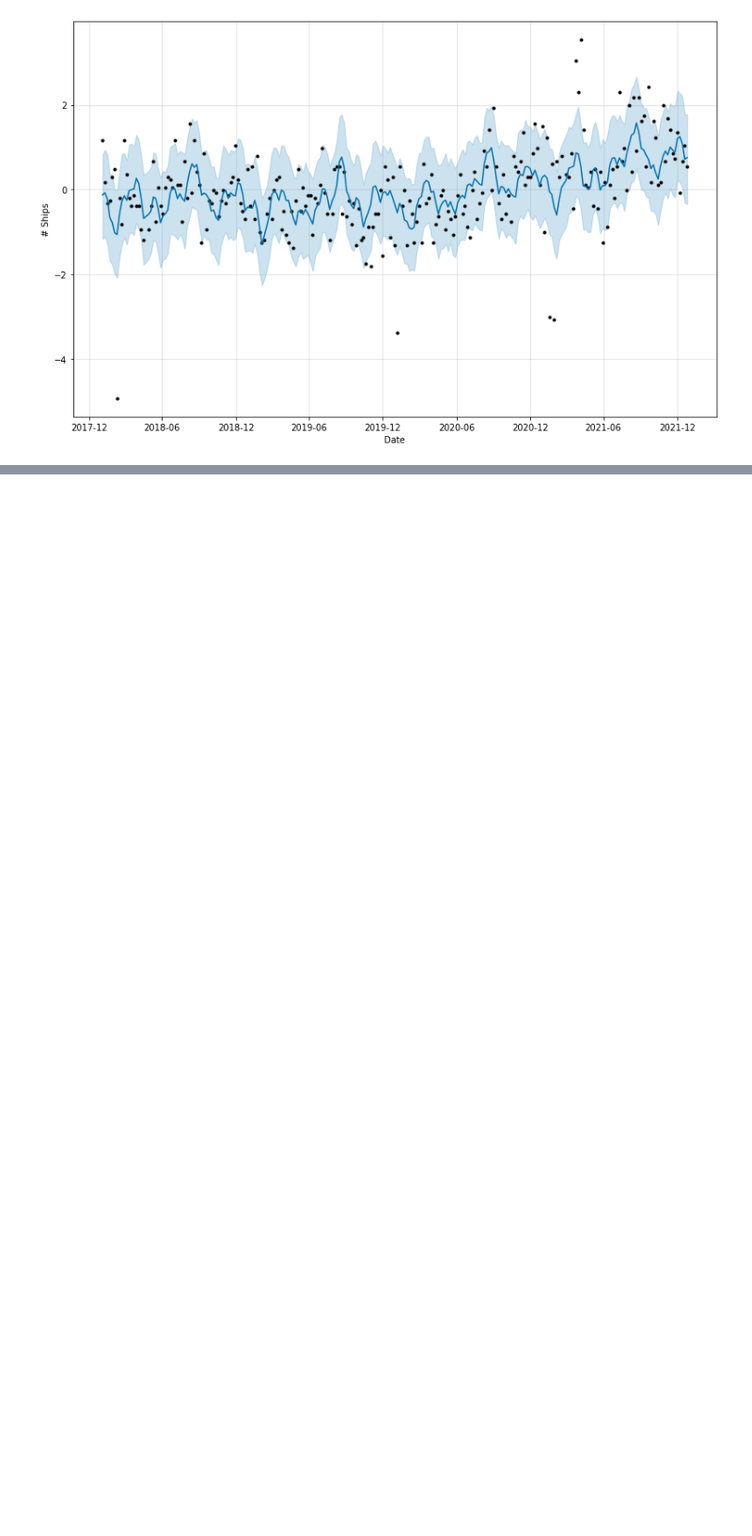
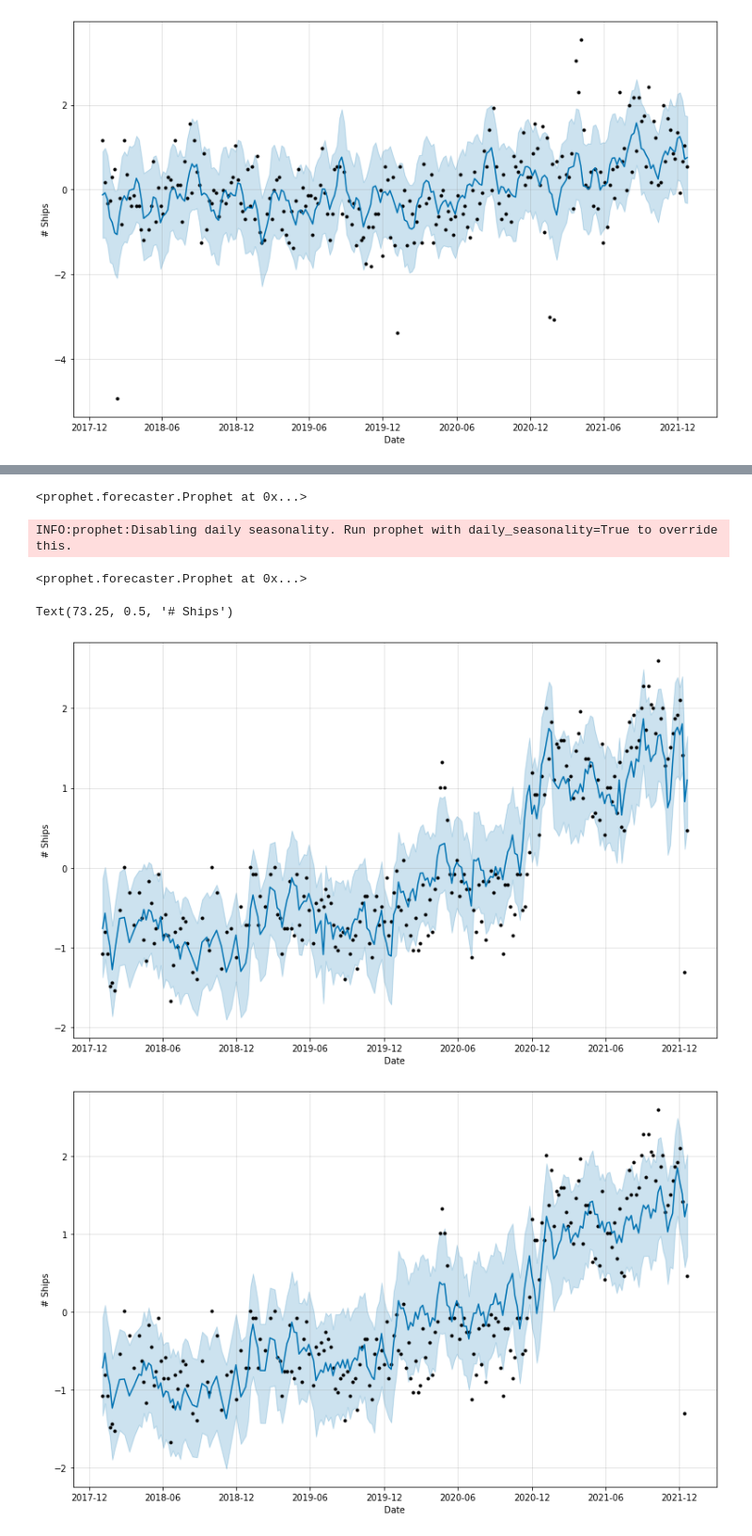
Before and after one commit to lifewinning/MLTSA22_final, a Jupyter notebook: TimeSeriesAnalysis.ipynb, the cells around one changed output, grey strips where cells are left out. Shown at 94% size. Drawn from its saved outputs; the diff is of its cells as text; code cells hidden in the pictures; blank space fills up the shorter version.

```diff
--- a/TimeSeriesAnalysis.ipynb
+++ b/TimeSeriesAnalysis.ipynb
@@ -335,0 +380,28 @@ Text(73.25, 0.5, '# Ships')
+# %%
+m_covid_lb = Prophet()
+# %%
+m_covid_lb.add_country_holidays(country_name='US')
+m_covid_lb.add_regressor('New_cases')
+# %% [output]
+<prophet.forecaster.Prophet at 0x...>
+# %%
+m_covid_lb.fit(long_beach_covid)
+# %% [output]
+INFO:prophet:Disabling daily seasonality. Run prophet with daily_seasonality=True to override this.
+<prophet.forecaster.Prophet at 0x...>
+# %%
+predict_covid_lb = m_covid_lb.predict(long_beach_covid)
+# %%
+fig1 = m_covid_lb.plot(predict_covid_lb, figsize = (11, 7));
+#a = add_changepoints_to_plot(fig1.gca(), m_covid, predict_covid)
+#pl.plot(suez.ds, suez.y, '--r')
+pl.xlabel('Date')
+pl.ylabel('# Ships')
+fig1 = m_long_beach.plot(simplem_lb, figsize = (11, 7));
+#pl.plot(suez.ds, suez.y, '--r')
+pl.xlabel('Date')
+pl.ylabel('# Ships')
+# %% [output]
+Text(73.25, 0.5, '# Ships')
+[figure, added]
+[figure, added]
```
Also changed, not shown: parts of 15 cells of this notebook.
